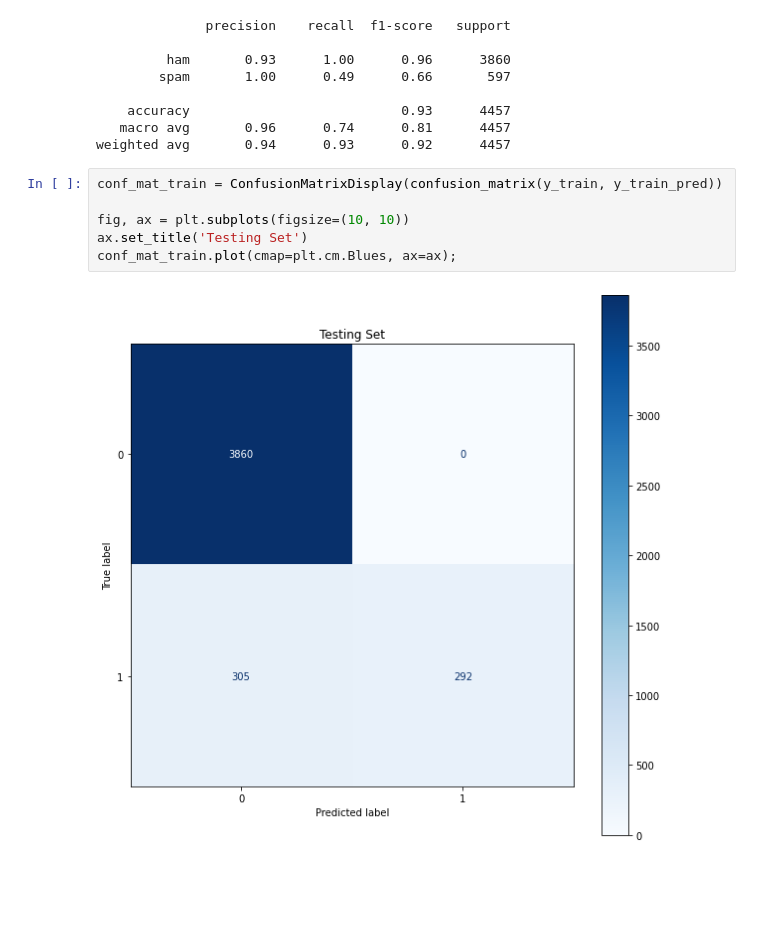
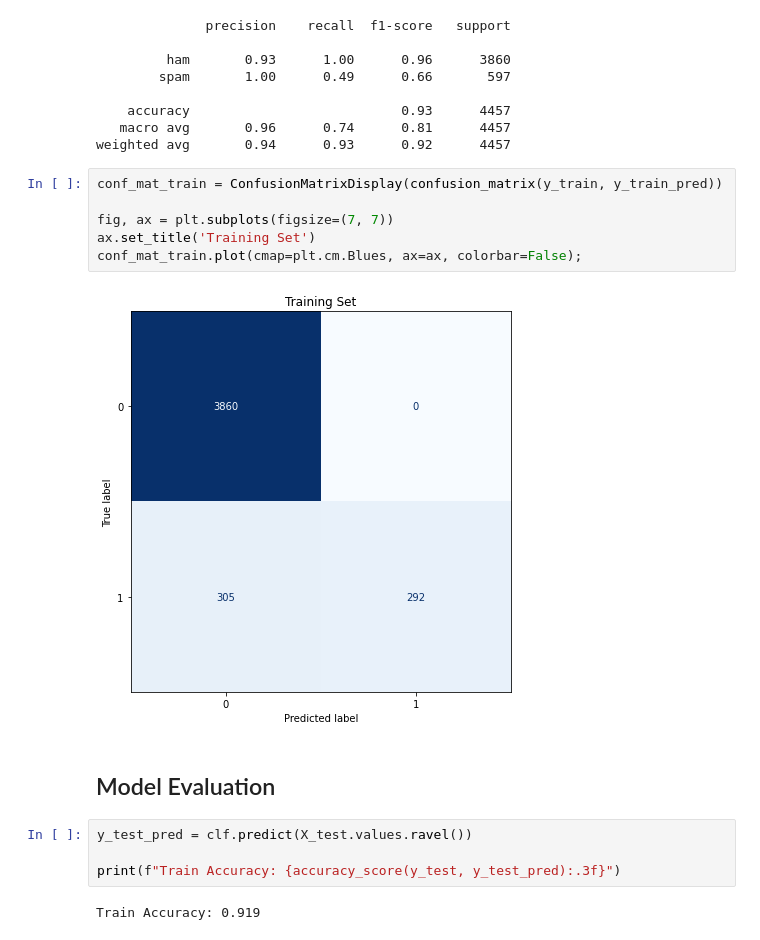
Before and after one commit to trizkynoviandy/sms-spam-classifier, a Jupyter notebook: spam_classification.ipynb, the cells around one changed output. Saved outputs shown, nothing was run; the diff lists cells and outputs as text; blank space fills up the shorter version.

```diff
--- a/spam_classification.ipynb
+++ b/spam_classification.ipynb
@@ -85,8 +99,16 @@ weighted avg       0.94      0.93      0.92      4457
 # %%
 conf_mat_train = ConfusionMatrixDisplay(confusion_matrix(y_train, y_train_pred))
 
-fig, ax = plt.subplots(figsize=(10, 10))
-ax.set_title('Testing Set')
-conf_mat_train.plot(cmap=plt.cm.Blues, ax=ax);
+fig, ax = plt.subplots(figsize=(7, 7))
+ax.set_title('Training Set')
+conf_mat_train.plot(cmap=plt.cm.Blues, ax=ax, colorbar=False);
 # %% [output]
-[figure, old version]
+[figure, new version]
+# %% [markdown]
+## Model Evaluation
+# %%
+y_test_pred = clf.predict(X_test.values.ravel())
+
+print(f"Train Accuracy: {accuracy_score(y_test, y_test_pred):.3f}")
+# %% [output]
+Train Accuracy: 0.919
```
Also changed, not shown: parts of 5 cells of this notebook.
